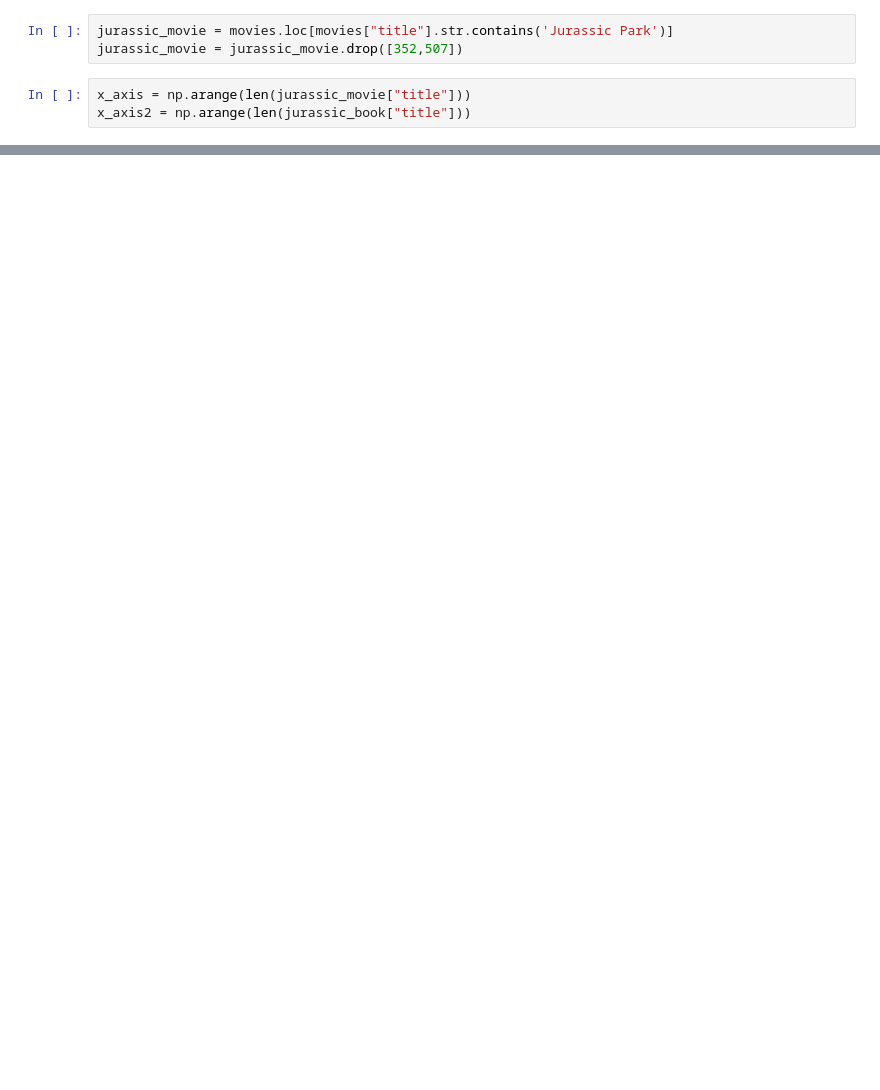
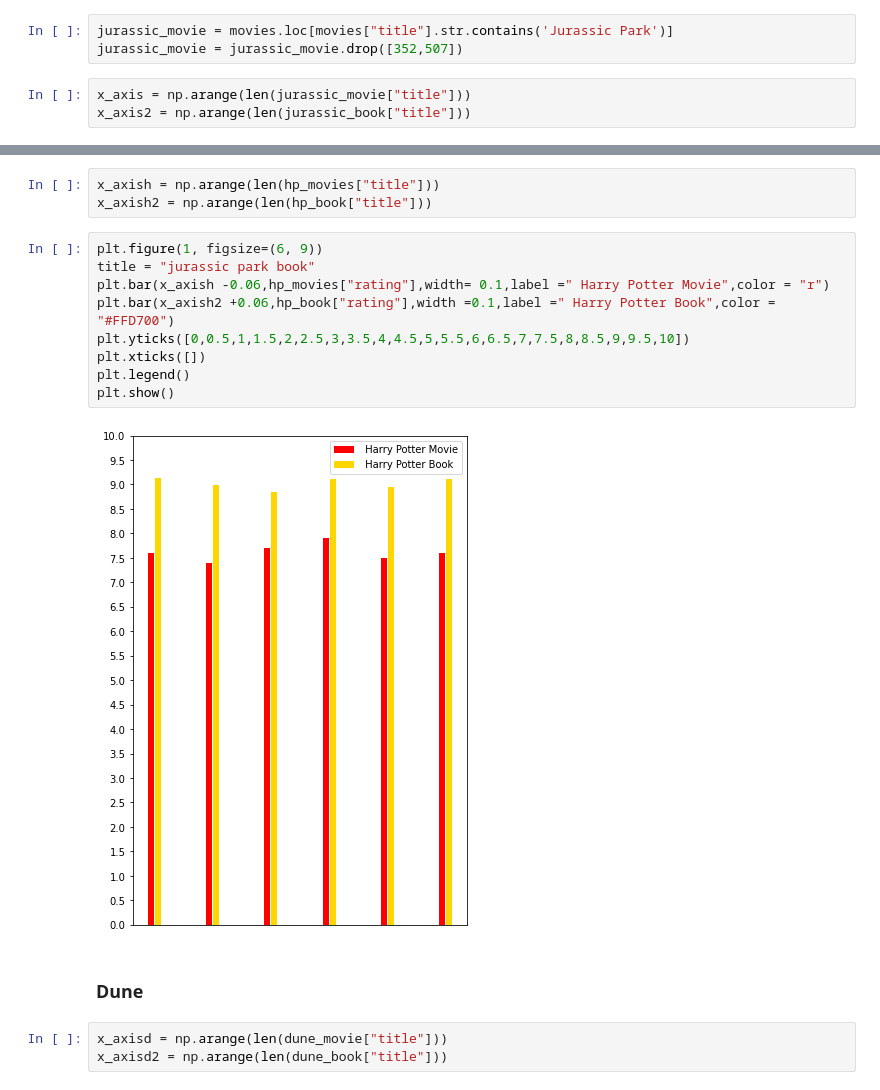
Before and after one commit to moustafa-karaki/books-movies, a Jupyter notebook: books_movies.ipynb, the cells around one changed output, grey strips where cells are left out. Saved outputs shown, nothing was run; the diff lists cells and outputs as text; blank space fills up the shorter version.

```diff
--- a/books_movies.ipynb
+++ b/books_movies.ipynb
@@ -187,0 +197,19 @@ plt.show()
+# %%
+x_axish = np.arange(len(hp_movies["title"]))
+x_axish2 = np.arange(len(hp_book["title"]))
+# %%
+plt.figure(1, figsize=(6, 9))
+title = "jurassic park book"
+plt.bar(x_axish -0.06,hp_movies["rating"],width= 0.1,label =" Harry Potter Movie",color = "r")
+plt.bar(x_axish2 +0.06,hp_book["rating"],width =0.1,label =" Harry Potter Book",color = "#FFD700")
+plt.yticks([0,0.5,1,1.5,2,2.5,3,3.5,4,4.5,5,5.5,6,6.5,7,7.5,8,8.5,9,9.5,10])
+plt.xticks([])
+plt.legend()
+plt.show()
+# %% [output]
+[figure, added]
+# %% [markdown]
+### Dune
+# %%
+x_axisd = np.arange(len(dune_movie["title"]))
+x_axisd2 = np.arange(len(dune_book["title"]))
```
Also changed, not shown: parts of 11 cells of this notebook.
